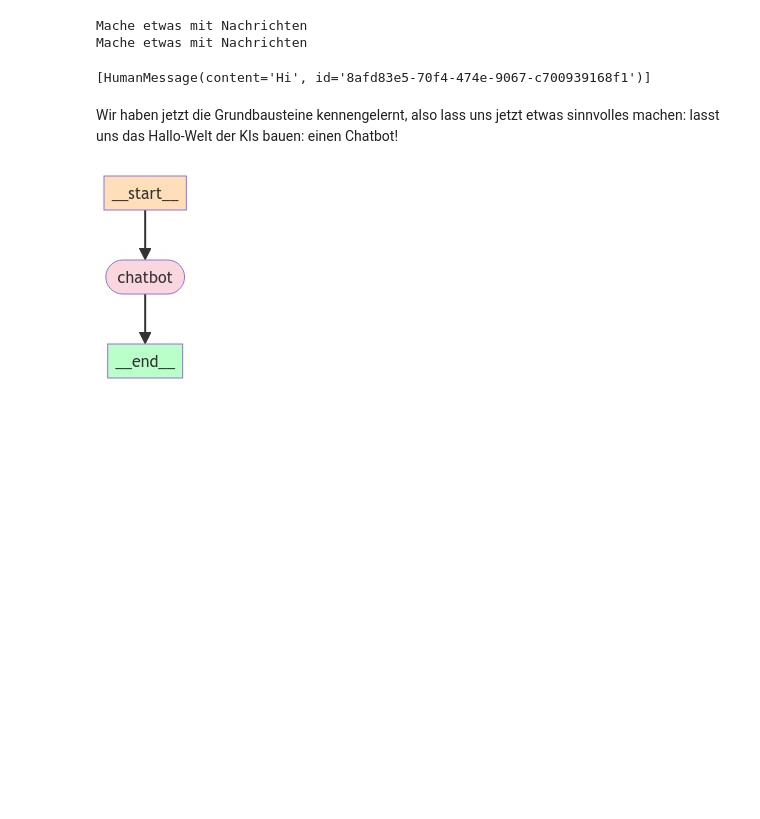
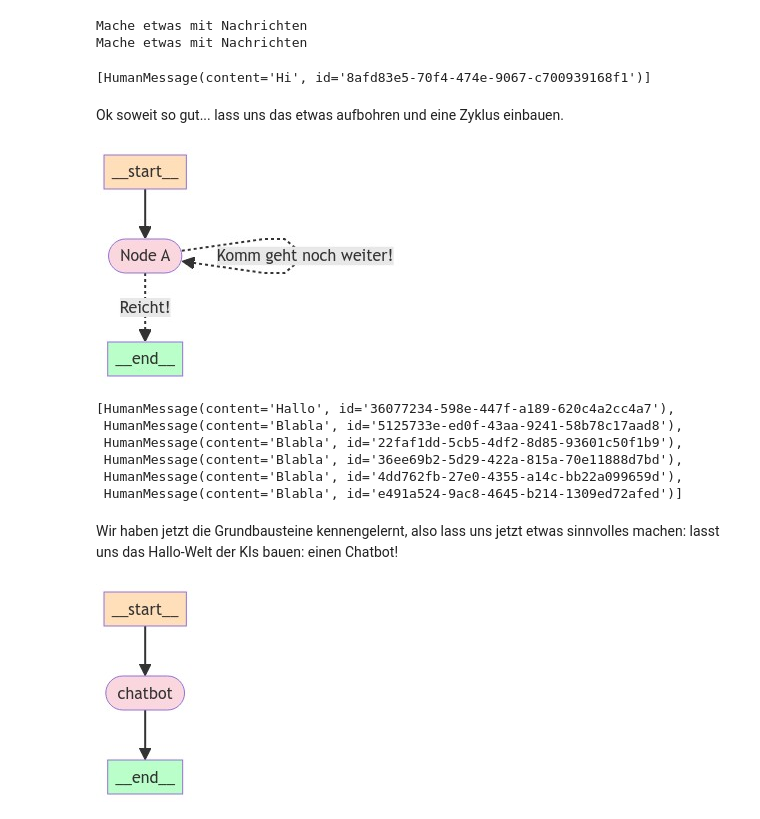
Before and after one commit to ki-zeitalter/ai-agent-workshop, a Jupyter notebook: 08_langgraph.ipynb, the cells around one changed output. Drawn from its saved outputs; the diff is of its cells as text; code cells hidden in the pictures; blank space fills up the shorter version.

Commit message:
Weitere Grundlagen

```diff
--- a/08_langgraph.ipynb
+++ b/08_langgraph.ipynb
@@ -150,6 +153,44 @@ runnable.invoke([HumanMessage("Hi")])
 Mache etwas mit Nachrichten
 Mache etwas mit Nachrichten
 [HumanMessage(content='Hi', id='8afd83e5-70f4-474e-9067-c700939168f1')]
+# %% [markdown]
+Ok soweit so gut... lass uns das etwas aufbohren und eine Zyklus einbauen.
+# %%
+from langgraph.graph import MessageGraph, START, END
+from langchain_core.messages import HumanMessage
+
+graph = MessageGraph()
+
+def mache_etwas_mit_nachrichten(input: list[HumanMessage]):
+    input.append(HumanMessage("Blabla"))
+    return input
+
+def pruefe_laenge(input: list[HumanMessage]):
+    if len(input) > 5:
+        return "Reicht!"
+    else:
+        return "Komm geht noch weiter!"
+
+
+graph.add_node("Node A", mache_etwas_mit_nachrichten)
+
+graph.add_edge(START, "Node A")
+graph.add_conditional_edges("Node A", pruefe_laenge, { "Reicht!": END, "Komm geht noch weiter!": "Node A" })
+
+runnable = graph.compile()
+# %%
+display(Image(runnable.get_graph().draw_mermaid_png()))
+# %% [output]
+[figure, added]
+# %%
+runnable.invoke([HumanMessage("Hallo")])
+# %% [output]
+[HumanMessage(content='Hallo', id='36077234-598e-447f-a189-620c4a2cc4a7'),
+ HumanMessage(content='Blabla', id='5125733e-ed0f-43aa-9241-58b78c17aad8'),
+ HumanMessage(content='Blabla', id='22faf1dd-5cb5-4df2-8d85-93601c50f1b9'),
+ HumanMessage(content='Blabla', id='36ee69b2-5d29-422a-815a-70e11888d7bd'),
+ HumanMessage(content='Blabla', id='4dd762fb-27e0-4355-a14c-bb22a099659d'),
+ HumanMessage(content='Blabla', id='e491a524-9ac8-4645-b214-1309ed72afed')]
 # %% [markdown]
 Wir haben jetzt die Grundbausteine kennengelernt, also lass uns jetzt etwas sinnvolles machen: lasst uns das Hallo-Welt der KIs bauen: einen Chatbot!
 # %%
```
Also changed, not shown: parts of 1 cell of this notebook.
